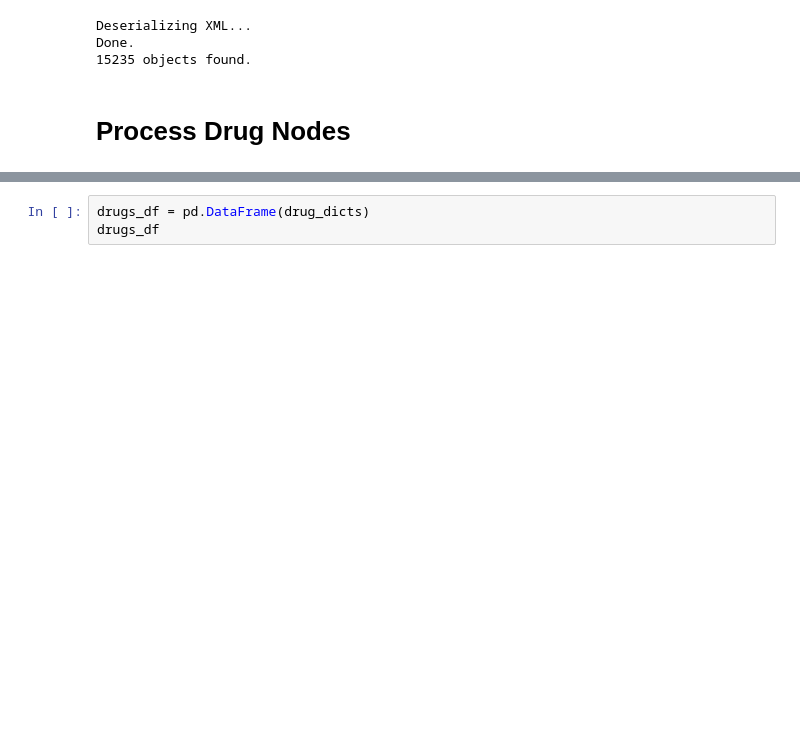
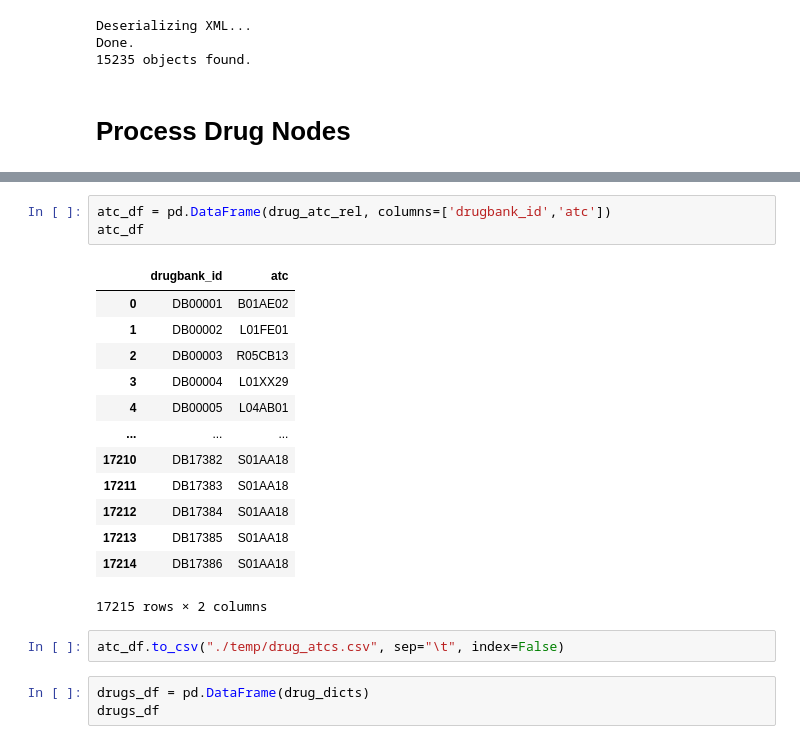
Before and after one commit to rangan2510/InteractDb-rc2, a Jupyter notebook: parser/drugbank-parser-rc2.ipynb, the cells around one changed output, grey strips where cells are left out. Cells and saved outputs as stored; diff of their text form; blank space fills up the shorter version.

```diff
--- a/parser/drugbank-parser-rc2.ipynb
+++ b/parser/drugbank-parser-rc2.ipynb
@@ -121,6 +133,25 @@ for obj in tqdm(dat):
 print("Done.")
 # %% [output]
 Done.
+# %%
+atc_df = pd.DataFrame(drug_atc_rel, columns=['drugbank_id','atc'])
+atc_df
+# %% [output]
+|  | drugbank_id | atc |
+| 0 | DB00001 | B01AE02 |
+| 1 | DB00002 | L01FE01 |
+| 2 | DB00003 | R05CB13 |
+| 3 | DB00004 | L01XX29 |
+| 4 | DB00005 | L04AB01 |
+| ... | ... | ... |
+| 17210 | DB17382 | S01AA18 |
+| 17211 | DB17383 | S01AA18 |
+| 17212 | DB17384 | S01AA18 |
+| 17213 | DB17385 | S01AA18 |
+| 17214 | DB17386 | S01AA18 |
+17215 rows × 2 columns
+# %%
+atc_df.to_csv("./temp/drug_atcs.csv", sep="\t", index=False)
 # %%
 drugs_df = pd.DataFrame(drug_dicts)
 drugs_df
```
Also changed, not shown: parts of 8 cells of this notebook, 10 other files.
